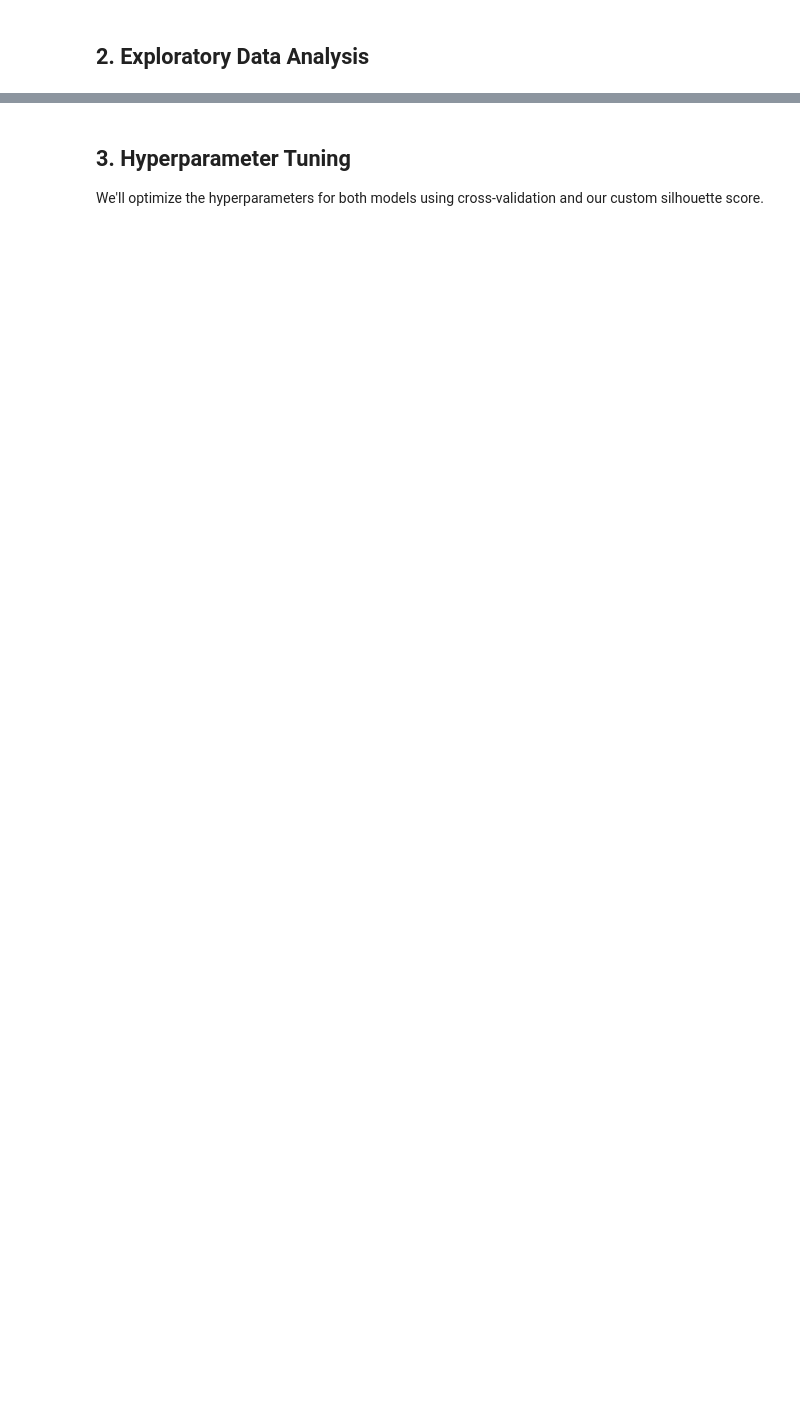
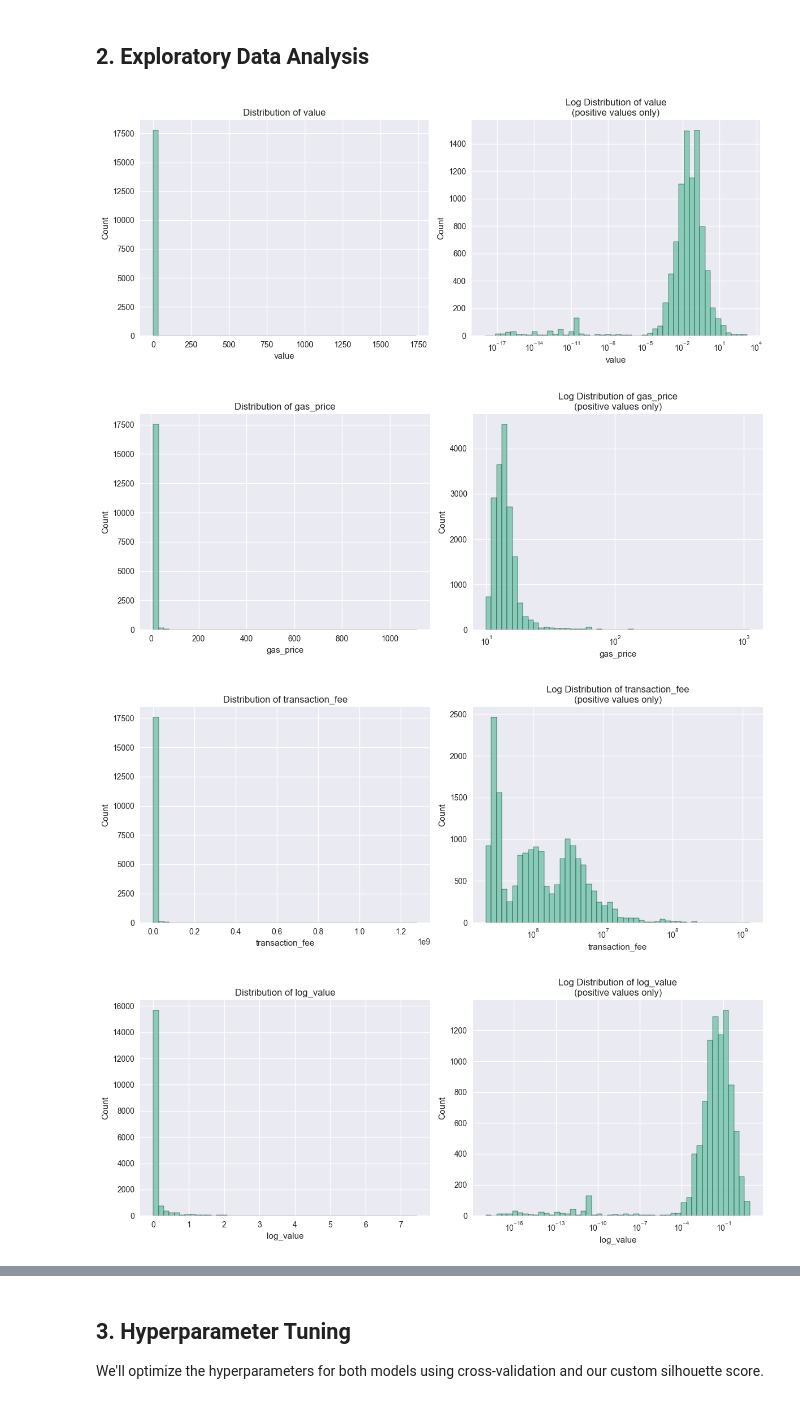
Before and after one commit to GuillaumeVerb/anomalie_eth, a Jupyter notebook: notebooks/02_modeling.ipynb, the cells around one changed output, grey strips where cells are left out. Saved outputs shown, nothing was run; the diff lists cells and outputs as text; code cells hidden in the pictures; blank space fills up the shorter version.

```diff
--- a/notebooks/02_modeling.ipynb
+++ b/notebooks/02_modeling.ipynb
@@ -42,21 +100,36 @@ for col in df_processed.columns:
 # %%
 def plot_distribution(df, column, bins=50):
     plt.figure(figsize=(12, 5))
 
+    # Regular distribution plot
     plt.subplot(1, 2, 1)
     sns.histplot(data=df, x=column, bins=bins)
     plt.title(f'Distribution of {column}')
 
+    # Log distribution plot (handle zeros and negatives)
     plt.subplot(1, 2, 2)
-    sns.histplot(data=df, x=column, bins=bins, log_scale=True)
-    plt.title(f'Log Distribution of {column}')
+    # Add small constant and filter out non-positive values for log scale
+    valid_data = df[df[column] > 0]
+    if len(valid_data) > 0:
+        sns.histplot(data=valid_data, x=column, bins=bins, log_scale=True)
+        plt.title(f'Log Distribution of {column}\n(positive values only)')
+    else:
+        plt.text(0.5, 0.5, 'No positive values\nfor log scale',
+                ha='center', va='center')
+        plt.title(f'Log Distribution of {column}')
 
     plt.tight_layout()
 
 # Plot key features distributions
 for feature in ['value', 'gas_price', 'transaction_fee']:
     plot_distribution(df_processed, feature)
 
 # Plot derived features
 for feature in ['log_value', 'value_to_gas_ratio', 'tx_density']:
-    plot_distribution(df_processed, feature)
+    if feature in df_processed.columns:  # Only plot if feature exists
+        plot_distribution(df_processed, feature)
+# %% [output]
+[figure, added]
+[figure, added]
+[figure, added]
+[figure, added]
```
Also changed, not shown: parts of 9 cells of this notebook, 1 other file.
